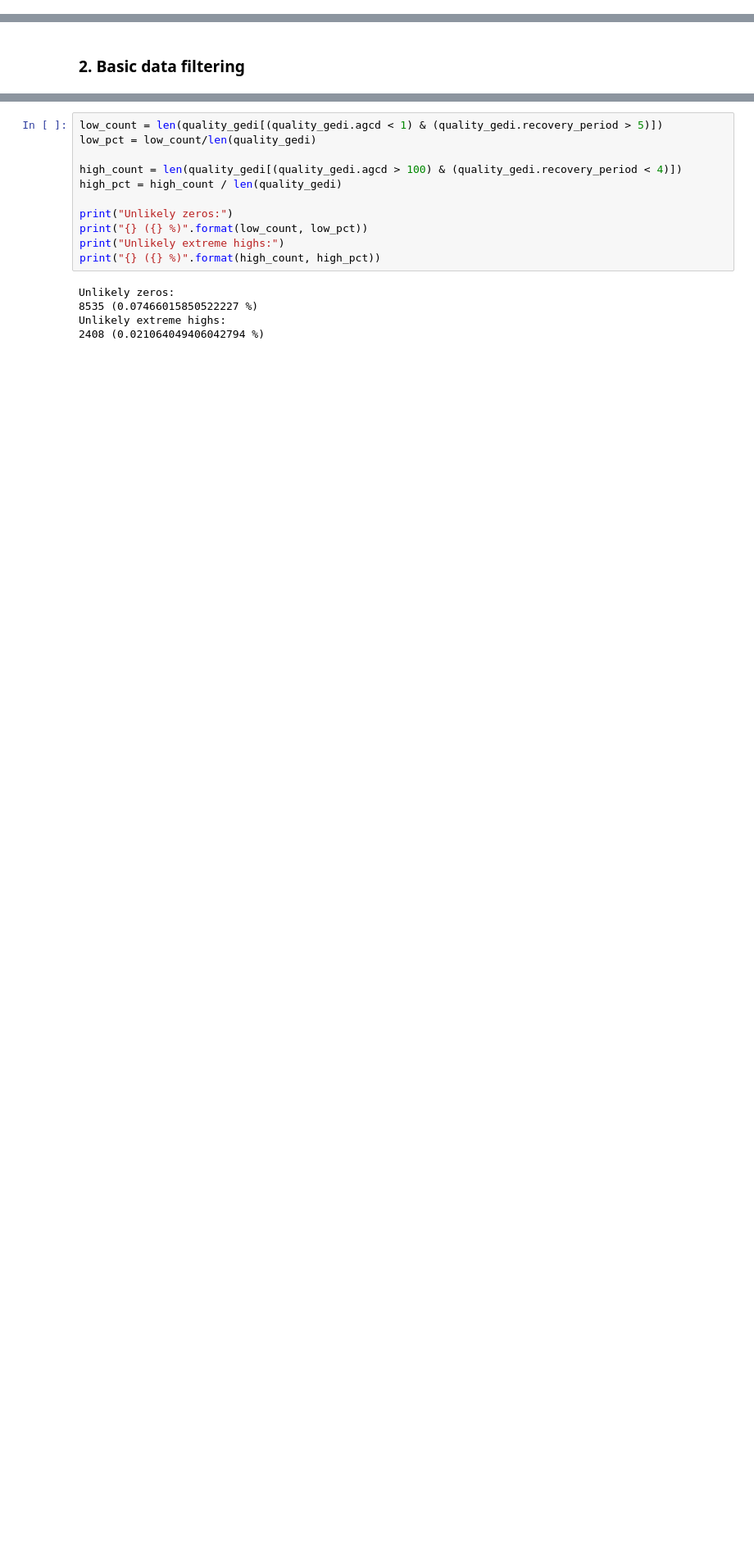
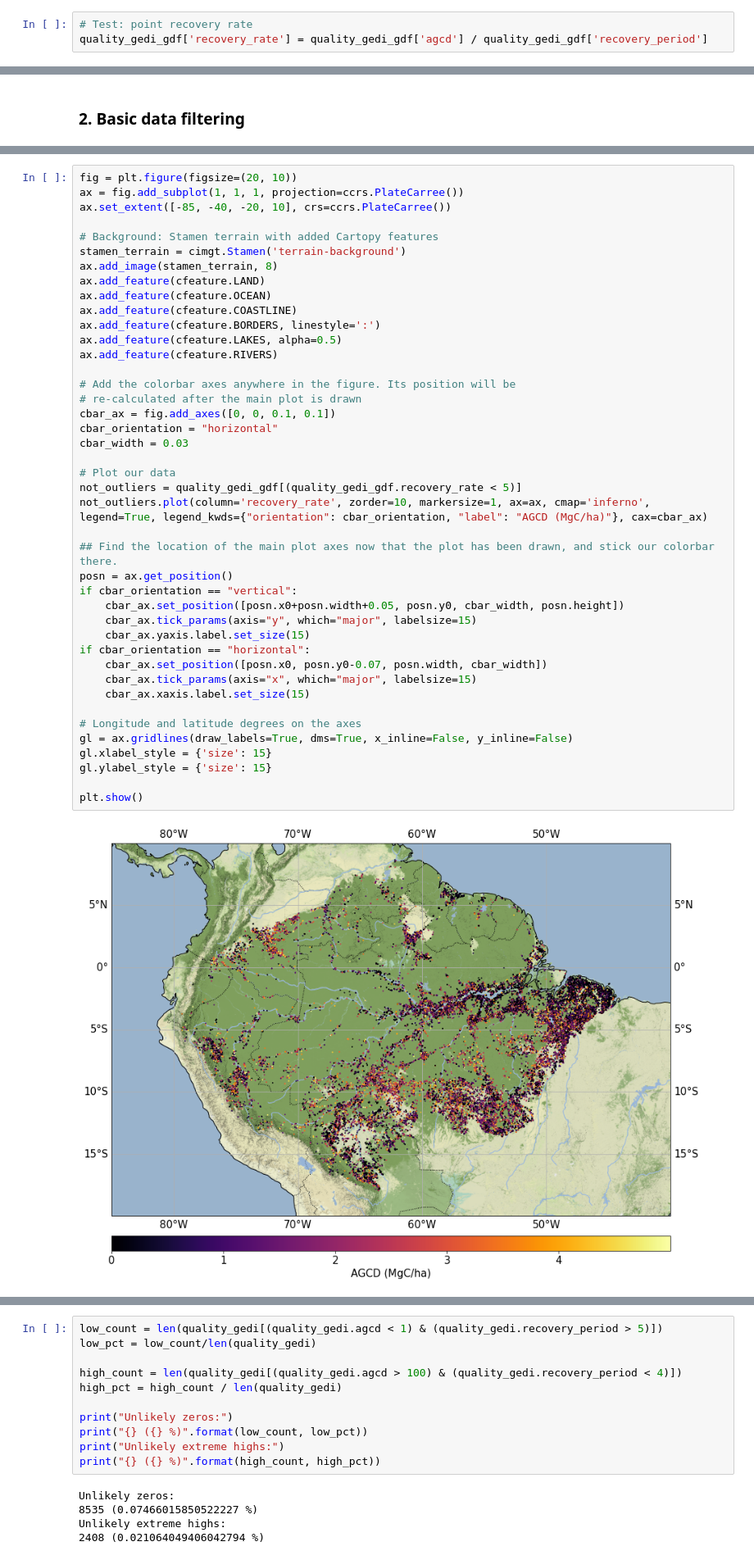
Before and after one commit to ameliaholcomb/biomass-recovery, a Jupyter notebook: notebooks/exploratory/26-ah2174-gedi-recovery-analysis.ipynb, the cells around one changed output, grey strips where cells are left out. Shown at 82% size. Saved outputs shown, nothing was run; the diff lists cells and outputs as text; blank space fills up the shorter version.

```diff
--- a/notebooks/exploratory/26-ah2174-gedi-recovery-analysis.ipynb
+++ b/notebooks/exploratory/26-ah2174-gedi-recovery-analysis.ipynb
@@ -31,3 +34,6 @@ l4a_data['recovery_period'] = l4a_data.mode_vals
 quality_gedi = l4a_data
 # %%
 quality_gedi_gdf = gpd.GeoDataFrame(quality_gedi, geometry=gpd.points_from_xy(quality_gedi.lon_lowestmode, quality_gedi.lat_lowestmode))
+# %%
+# Test: point recovery rate
+quality_gedi_gdf['recovery_rate'] = quality_gedi_gdf['agcd'] / quality_gedi_gdf['recovery_period']
@@ -90,0 +121,44 @@ geom_plot * low_plot * high_plot
+# %%
+fig = plt.figure(figsize=(20, 10))
+ax = fig.add_subplot(1, 1, 1, projection=ccrs.PlateCarree())
+ax.set_extent([-85, -40, -20, 10], crs=ccrs.PlateCarree())
+
+# Background: Stamen terrain with added Cartopy features
+stamen_terrain = cimgt.Stamen('terrain-background')
+ax.add_image(stamen_terrain, 8)
+ax.add_feature(cfeature.LAND)
+ax.add_feature(cfeature.OCEAN)
+ax.add_feature(cfeature.COASTLINE)
+ax.add_feature(cfeature.BORDERS, linestyle=':')
+ax.add_feature(cfeature.LAKES, alpha=0.5)
+ax.add_feature(cfeature.RIVERS)
+
+# Add the colorbar axes anywhere in the figure. Its position will be
+# re-calculated after the main plot is drawn
+cbar_ax = fig.add_axes([0, 0, 0.1, 0.1])
+cbar_orientation = "horizontal"
+cbar_width = 0.03
+
+# Plot our data
+not_outliers = quality_gedi_gdf[(quality_gedi_gdf.recovery_rate < 5)]
+not_outliers.plot(column='recovery_rate', zorder=10, markersize=1, ax=ax, cmap='inferno', legend=True, legend_kwds={"orientation": cbar_orientation, "label": "AGCD (MgC/ha)"}, cax=cbar_ax)
+
+## Find the location of the main plot axes now that the plot has been drawn, and stick our colorbar there.
+posn = ax.get_position()
+if cbar_orientation == "vertical":
+    cbar_ax.set_position([posn.x0+posn.width+0.05, posn.y0, cbar_width, posn.height])
+    cbar_ax.tick_params(axis="y", which="major", labelsize=15)
+    cbar_ax.yaxis.label.set_size(15)
+if cbar_orientation == "horizontal":
+    cbar_ax.set_position([posn.x0, posn.y0-0.07, posn.width, cbar_width])
+    cbar_ax.tick_params(axis="x", which="major", labelsize=15)
+    cbar_ax.xaxis.label.set_size(15)
+
+# Longitude and latitude degrees on the axes
+gl = ax.gridlines(draw_labels=True, dms=True, x_inline=False, y_inline=False)
+gl.xlabel_style = {'size': 15}
+gl.ylabel_style = {'size': 15}
+
+plt.show()
+# %% [output]
+[figure, added]
```
Also changed, not shown: parts of 20 cells of this notebook, 3 other files.
